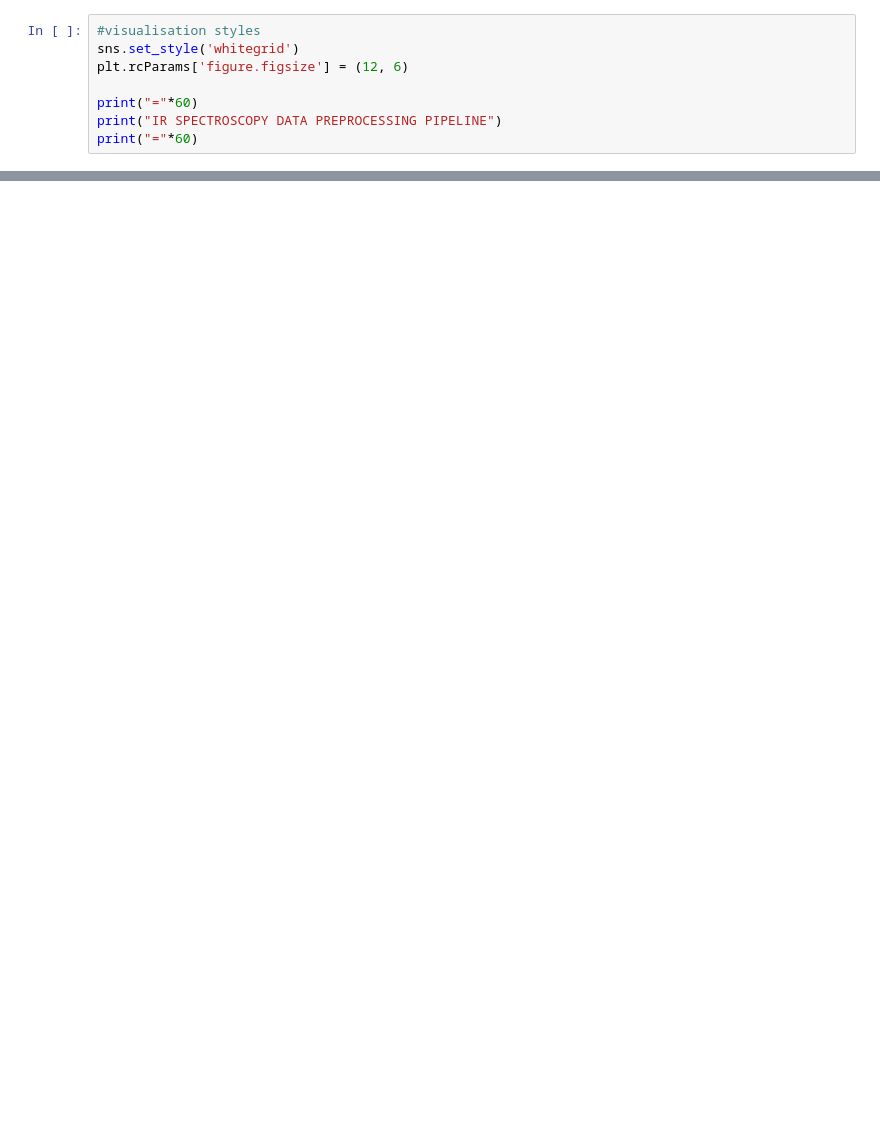
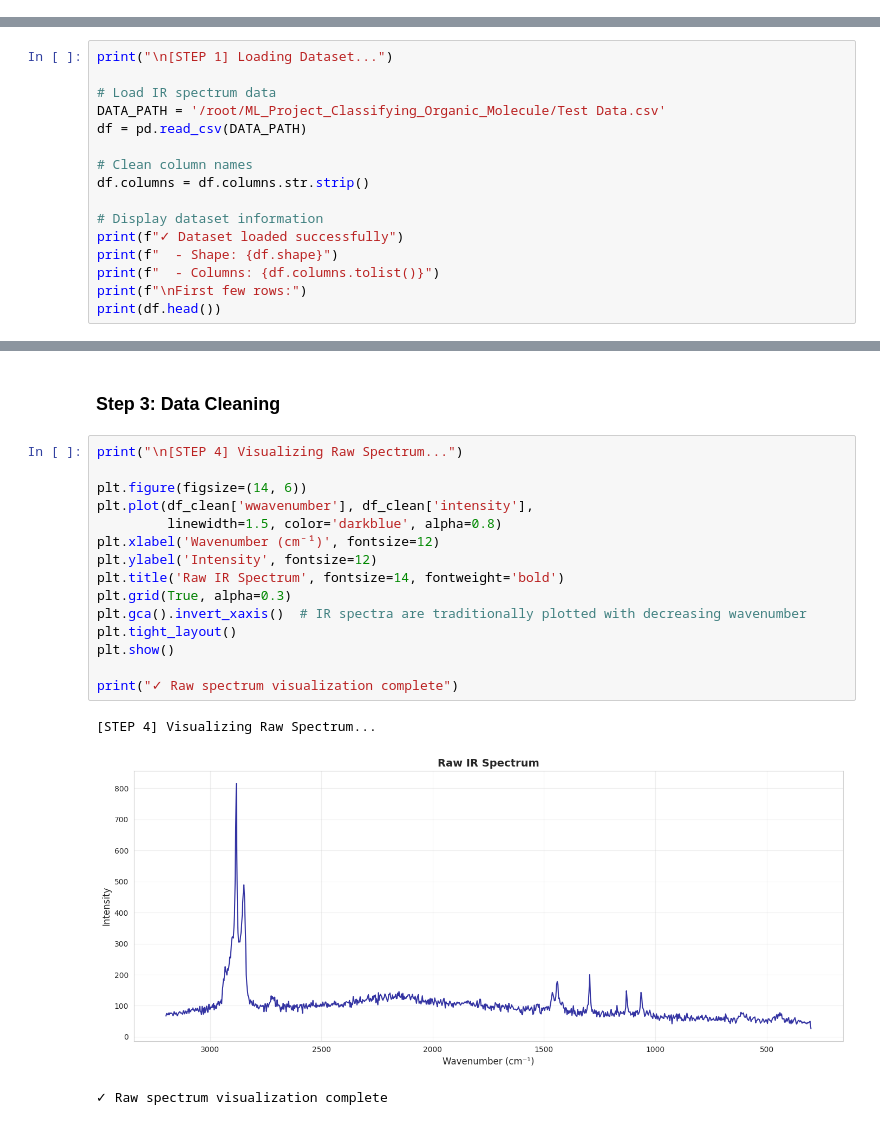
Before and after one commit to NilayS08/ML_Project_Classifying_Organic_Molecule, a Jupyter notebook: ML_Project_CS390_CS394.ipynb, the cells around one changed output, grey strips where cells are left out. Cells and saved outputs as stored; diff of their text form; blank space fills up the shorter version.

```diff
--- a/ML_Project_CS390_CS394.ipynb
+++ b/ML_Project_CS390_CS394.ipynb
@@ -35,8 +0,0 @@ warnings.filterwarnings('ignore')
-# %%
-#visualisation styles
-sns.set_style('whitegrid')
-plt.rcParams['figure.figsize'] = (12, 6)
-
-print("="*60)
-print("IR SPECTROSCOPY DATA PREPROCESSING PIPELINE")
-print("="*60)
@@ -956,0 +84,16 @@ PIPELINE COMPLETE!
+# %%
+print("\n[STEP 1] Loading Dataset...")
+
+# Load IR spectrum data
+DATA_PATH = '/root/ML_Project_Classifying_Organic_Molecule/Test Data.csv'
+df = pd.read_csv(DATA_PATH)
+
+# Clean column names
+df.columns = df.columns.str.strip()
+
+# Display dataset information
+print(f"✓ Dataset loaded successfully")
+print(f"  - Shape: {df.shape}")
+print(f"  - Columns: {df.columns.tolist()}")
+print(f"\nFirst few rows:")
+print(df.head())
@@ -956,0 +192,21 @@ PIPELINE COMPLETE!
+# %% [markdown]
+### Step 3: Data Cleaning
+# %%
+print("\n[STEP 4] Visualizing Raw Spectrum...")
+
+plt.figure(figsize=(14, 6))
+plt.plot(df_clean['wwavenumber'], df_clean['intensity'],
+         linewidth=1.5, color='darkblue', alpha=0.8)
+plt.xlabel('Wavenumber (cm⁻¹)', fontsize=12)
+plt.ylabel('Intensity', fontsize=12)
+plt.title('Raw IR Spectrum', fontsize=14, fontweight='bold')
+plt.grid(True, alpha=0.3)
+plt.gca().invert_xaxis()  # IR spectra are traditionally plotted with decreasing wavenumber
+plt.tight_layout()
+plt.show()
+
+print("✓ Raw spectrum visualization complete")
+# %% [output]
+[STEP 4] Visualizing Raw Spectrum...
+[figure, added]
+✓ Raw spectrum visualization complete
```
Also changed, not shown: parts of 71 cells of this notebook, 1 other file.
